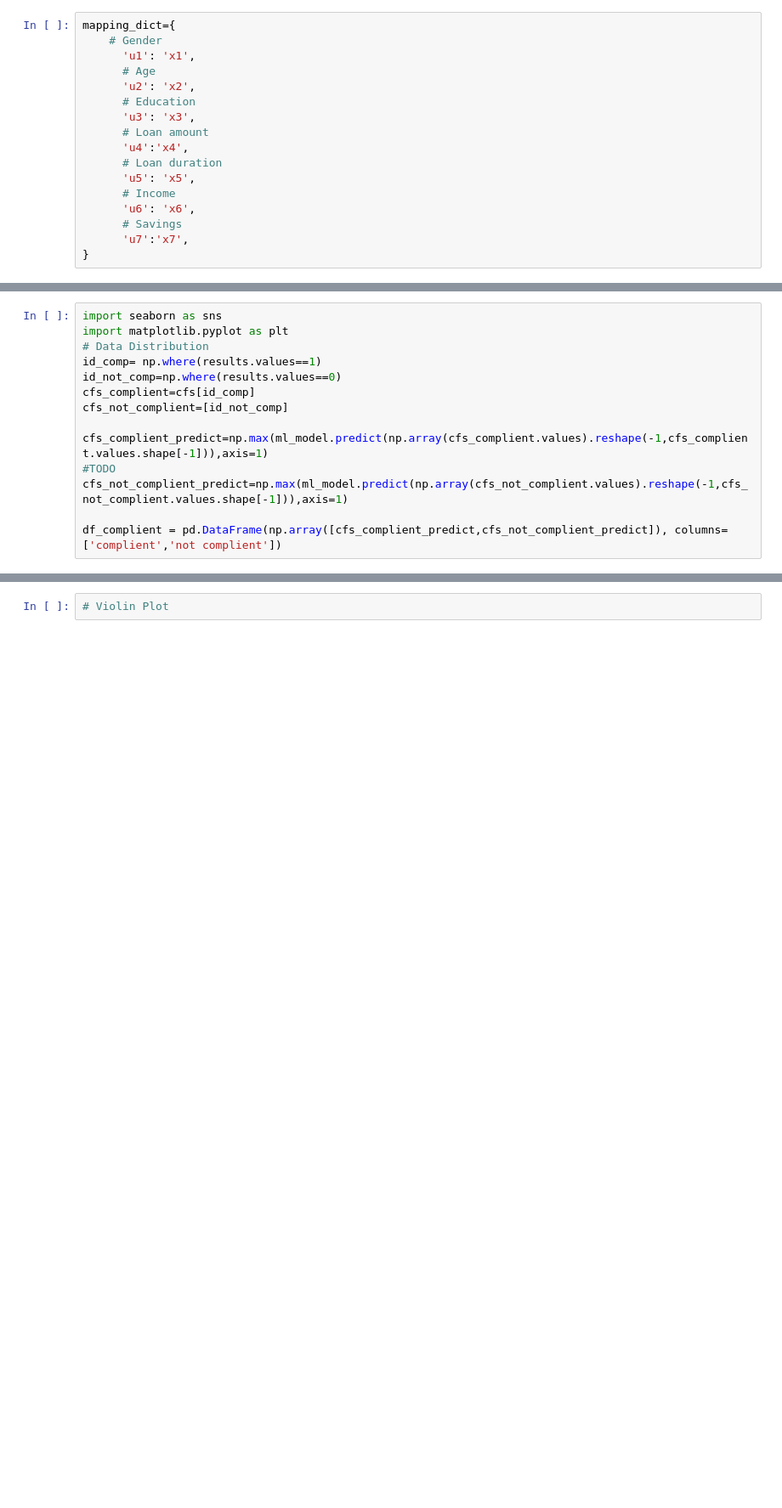
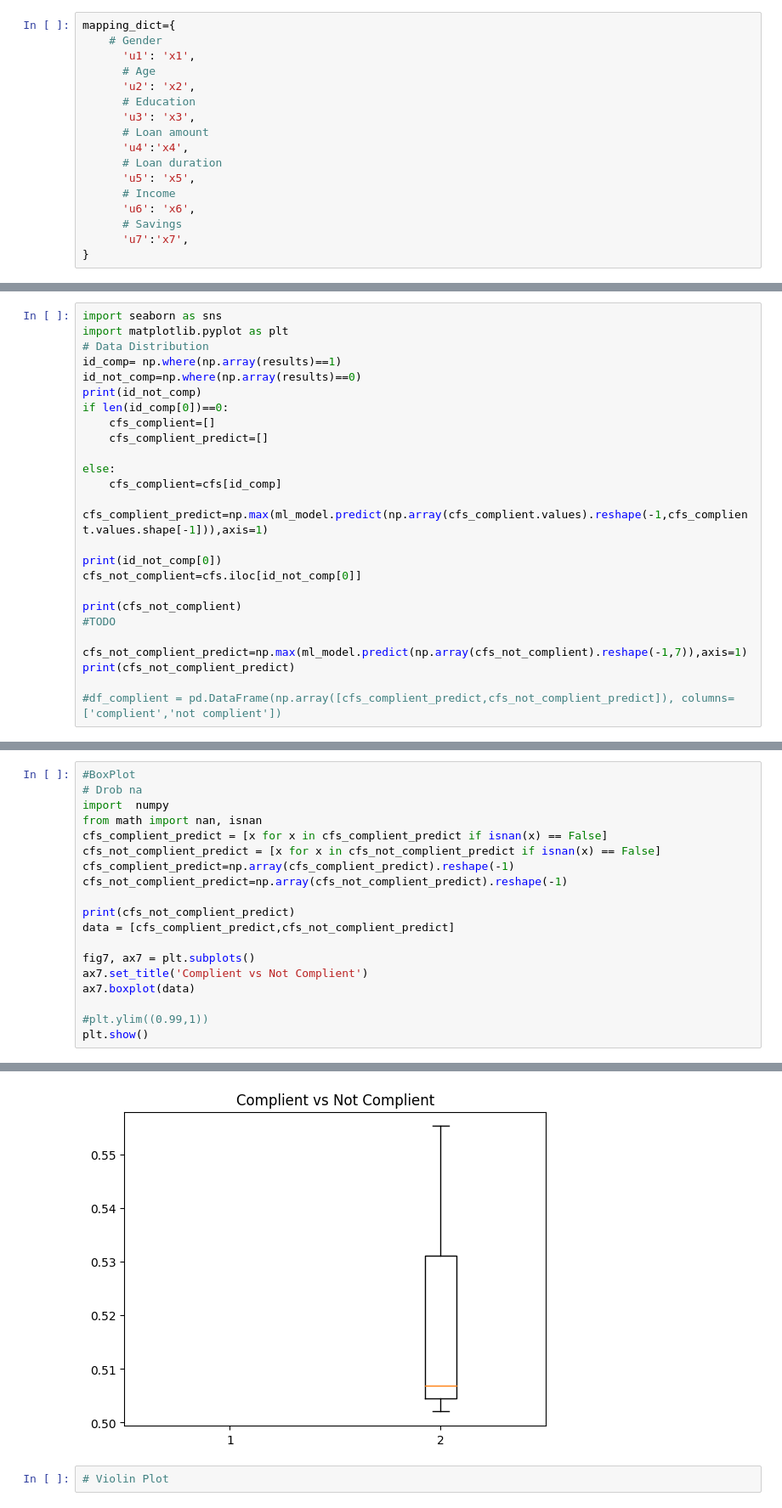
Before and after one commit to JHoelli/Semantic-Meaningfulness, a Jupyter notebook: Experiment_german_credit_wachter.ipynb, the cells around one changed output, grey strips where cells are left out. Shown at 85% size. Saved outputs shown, nothing was run; the diff lists cells and outputs as text; blank space fills up the shorter version.

Commit message:
final plot

```diff
--- a/Experiment_german_credit_wachter.ipynb
+++ b/Experiment_german_credit_wachter.ipynb
@@ -282,13 +300,24 @@ TypeError: list indices must be integers or slices, not str
 import seaborn as sns
 import matplotlib.pyplot as plt
 # Data Distribution
-id_comp= np.where(results.values==1)
-id_not_comp=np.where(results.values==0)
-cfs_complient=cfs[id_comp]
-cfs_not_complient=[id_not_comp]
+id_comp= np.where(np.array(results)==1)
+id_not_comp=np.where(np.array(results)==0)
+print(id_not_comp)
+if len(id_comp[0])==0:
+    cfs_complient=[]
+    cfs_complient_predict=[]
 
-cfs_complient_predict=np.max(ml_model.predict(np.array(cfs_complient.values).reshape(-1,cfs_complient.values.shape[-1])),axis=1)
+else:
+    cfs_complient=cfs[id_comp]
+    cfs_complient_predict=np.max(ml_model.predict(np.array(cfs_complient.values).reshape(-1,cfs_complient.values.shape[-1])),axis=1)
+
+print(id_not_comp[0])
+cfs_not_complient=cfs.iloc[id_not_comp[0]]
+
+print(cfs_not_complient)
 #TODO
-cfs_not_complient_predict=np.max(ml_model.predict(np.array(cfs_not_complient.values).reshape(-1,cfs_not_complient.values.shape[-1])),axis=1)
 
-df_complient = pd.DataFrame(np.array([cfs_complient_predict,cfs_not_complient_predict]), columns=['complient','not complient'])
+cfs_not_complient_predict=np.max(ml_model.predict(np.array(cfs_not_complient).reshape(-1,7)),axis=1)
+print(cfs_not_complient_predict)
+
+#df_complient = pd.DataFrame(np.array([cfs_complient_predict,cfs_not_complient_predict]), columns=['complient','not complient'])
@@ -297,0 +334,20 @@ boxplot = df_complient.boxplot(column=['complient','not complient'])
+# %%
+#BoxPlot
+# Drob na
+import  numpy
+from math import nan, isnan
+cfs_complient_predict = [x for x in cfs_complient_predict if isnan(x) == False]
+cfs_not_complient_predict = [x for x in cfs_not_complient_predict if isnan(x) == False]
+cfs_complient_predict=np.array(cfs_complient_predict).reshape(-1)
+cfs_not_complient_predict=np.array(cfs_not_complient_predict).reshape(-1)
+
+print(cfs_not_complient_predict)
+data = [cfs_complient_predict,cfs_not_complient_predict]
+
+fig7, ax7 = plt.subplots()
+ax7.set_title('Complient vs Not Complient')
+ax7.boxplot(data)
+
+#plt.ylim((0.99,1))
+plt.show()
+# %% [output]
@@ -298,2 +355,3 @@ boxplot = df_complient.boxplot(column=['complient','not complient'])
+[figure, added]
 # %%
 # Violin Plot
```
Also changed, not shown: parts of 6 cells of this notebook.
